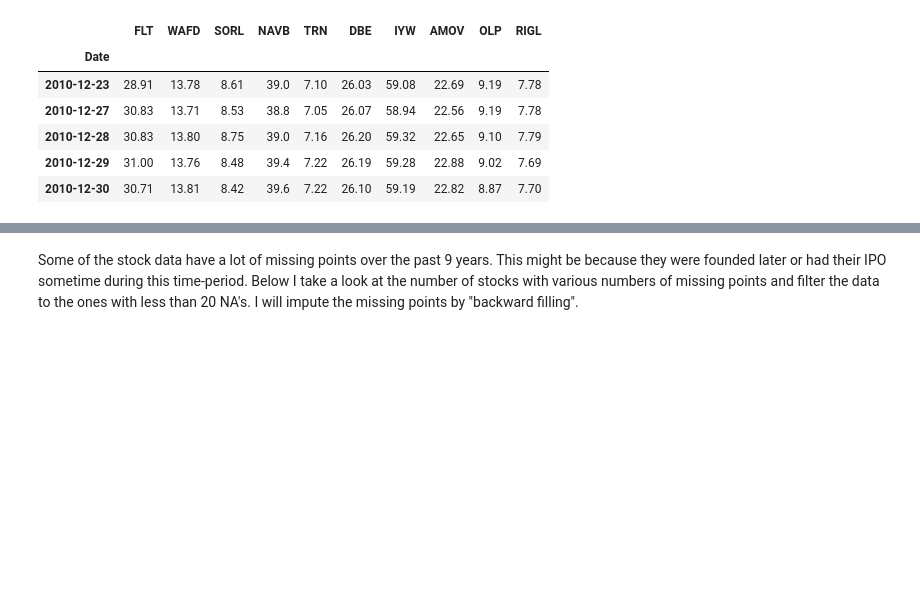
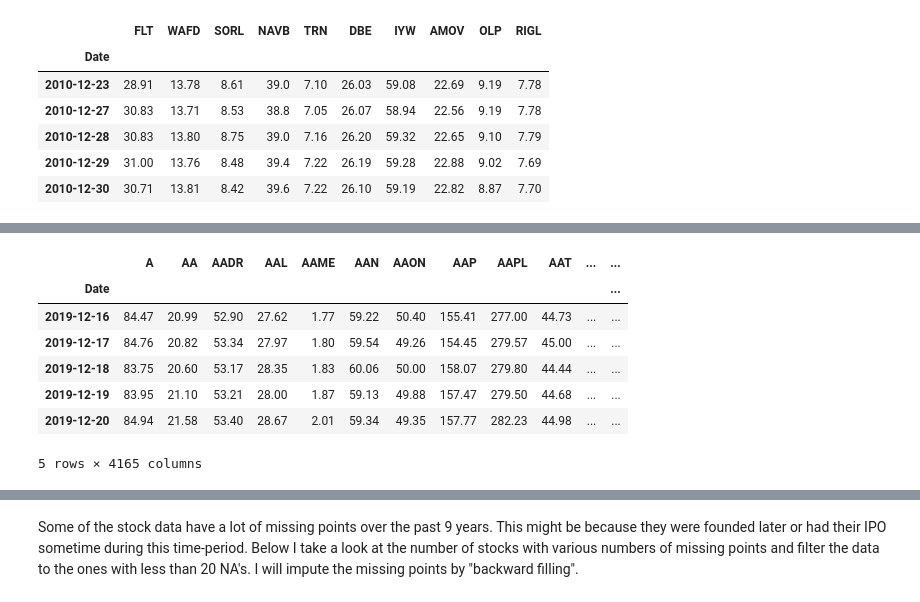
Before and after one commit to armenabnousi/smartr, a Jupyter notebook: smartr.ipynb, the cells around one changed output, grey strips where cells are left out. Drawn from its saved outputs; the diff is of its cells as text; code cells hidden in the pictures; blank space fills up the shorter version.

```diff
--- a/smartr.ipynb
+++ b/smartr.ipynb
@@ -304,6 +540,17 @@ def heatmap(data, row_labels, col_labels, ax=None,
     ax.tick_params(which="minor", bottom=False, left=False)
 
     return im, cbar
+# %%
+list(d.index.values)[-1]
+# %% [output]
+|  | A | AA | AADR | AAL | AAME | AAN | AAON | AAP | AAPL | AAT | ... | ... |
+| Date |  |  |  |  |  |  |  |  |  |  |  | ... |
+| 2019-12-16 | 84.47 | 20.99 | 52.90 | 27.62 | 1.77 | 59.22 | 50.40 | 155.41 | 277.00 | 44.73 | ... | ... |
+| 2019-12-17 | 84.76 | 20.82 | 53.34 | 27.97 | 1.80 | 59.54 | 49.26 | 154.45 | 279.57 | 45.00 | ... | ... |
+| 2019-12-18 | 83.75 | 20.60 | 53.17 | 28.35 | 1.83 | 60.06 | 50.00 | 158.07 | 279.80 | 44.44 | ... | ... |
+| 2019-12-19 | 83.95 | 21.10 | 53.21 | 28.00 | 1.87 | 59.13 | 49.88 | 157.47 | 279.50 | 44.68 | ... | ... |
+| 2019-12-20 | 84.94 | 21.58 | 53.40 | 28.67 | 2.01 | 59.34 | 49.35 | 157.77 | 282.23 | 44.98 | ... | ... |
+5 rows × 4165 columns
 # %%
 covars
 # %% [output]
```
Also changed, not shown: parts of 50 cells of this notebook, 1 other file.
